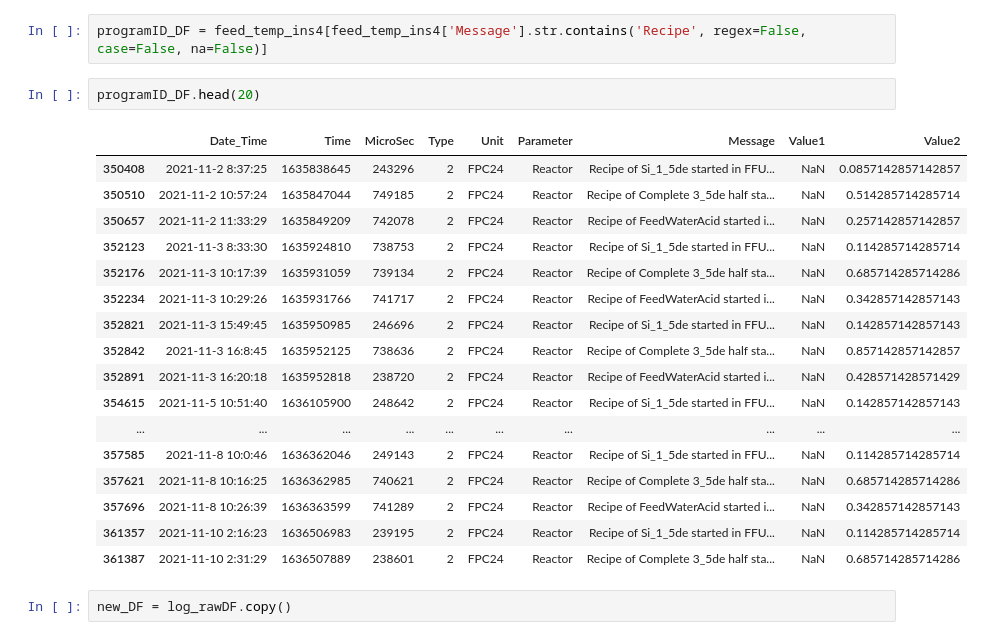
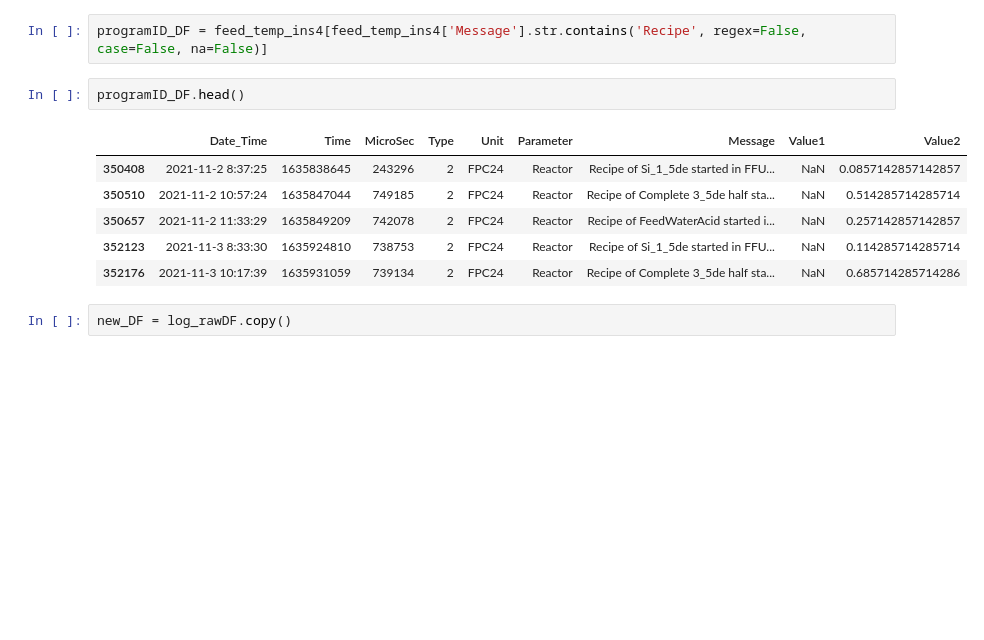
Before and after one commit to janakishyama/ESR_10, a Jupyter notebook: WP1/data_cleaning_DBexport/_4_feed_Nutrient/3_feedData_Dosing.ipynb, the cells around one changed output. Drawn from its saved outputs; the diff is of its cells as text; blank space fills up the shorter version.

```diff
--- a/WP1/data_cleaning_DBexport/_4_feed_Nutrient/3_feedData_Dosing.ipynb
+++ b/WP1/data_cleaning_DBexport/_4_feed_Nutrient/3_feedData_Dosing.ipynb
@@ -19,25 +19,14 @@ feed_temp_ins4 = log_rawDF.query('Time >= 1635246000 and Time <= 1641567595 and
 # %%
 programID_DF = feed_temp_ins4[feed_temp_ins4['Message'].str.contains('Recipe', regex=False, case=False, na=False)]
 # %%
-programID_DF.head(20)
+programID_DF.head()
 # %% [output]
 |  | Date_Time | Time | MicroSec | Type | Unit | Parameter | Message | Value1 | Value2 |
 | 350408 | 2021-11-2 8:37:25 | 1635838645 | 243296 | 2 | FPC24 | Reactor | Recipe of Si_1_5de started in FFU... | NaN | 0.0857142857142857 |
 | 350510 | 2021-11-2 10:57:24 | 1635847044 | 749185 | 2 | FPC24 | Reactor | Recipe of Complete 3_5de half sta... | NaN | 0.514285714285714 |
 | 350657 | 2021-11-2 11:33:29 | 1635849209 | 742078 | 2 | FPC24 | Reactor | Recipe of FeedWaterAcid started i... | NaN | 0.257142857142857 |
 | 352123 | 2021-11-3 8:33:30 | 1635924810 | 738753 | 2 | FPC24 | Reactor | Recipe of Si_1_5de started in FFU... | NaN | 0.114285714285714 |
 | 352176 | 2021-11-3 10:17:39 | 1635931059 | 739134 | 2 | FPC24 | Reactor | Recipe of Complete 3_5de half sta... | NaN | 0.685714285714286 |
-| 352234 | 2021-11-3 10:29:26 | 1635931766 | 741717 | 2 | FPC24 | Reactor | Recipe of FeedWaterAcid started i... | NaN | 0.342857142857143 |
-| 352821 | 2021-11-3 15:49:45 | 1635950985 | 246696 | 2 | FPC24 | Reactor | Recipe of Si_1_5de started in FFU... | NaN | 0.142857142857143 |
-| 352842 | 2021-11-3 16:8:45 | 1635952125 | 738636 | 2 | FPC24 | Reactor | Recipe of Complete 3_5de half sta... | NaN | 0.857142857142857 |
-| 352891 | 2021-11-3 16:20:18 | 1635952818 | 238720 | 2 | FPC24 | Reactor | Recipe of FeedWaterAcid started i... | NaN | 0.428571428571429 |
-| 354615 | 2021-11-5 10:51:40 | 1636105900 | 248642 | 2 | FPC24 | Reactor | Recipe of Si_1_5de started in FFU... | NaN | 0.142857142857143 |
-| ... | ... | ... | ... | ... | ... | ... | ... | ... | ... |
-| 357585 | 2021-11-8 10:0:46 | 1636362046 | 249143 | 2 | FPC24 | Reactor | Recipe of Si_1_5de started in FFU... | NaN | 0.114285714285714 |
-| 357621 | 2021-11-8 10:16:25 | 1636362985 | 740621 | 2 | FPC24 | Reactor | Recipe of Complete 3_5de half sta... | NaN | 0.685714285714286 |
-| 357696 | 2021-11-8 10:26:39 | 1636363599 | 741289 | 2 | FPC24 | Reactor | Recipe of FeedWaterAcid started i... | NaN | 0.342857142857143 |
-| 361357 | 2021-11-10 2:16:23 | 1636506983 | 239195 | 2 | FPC24 | Reactor | Recipe of Si_1_5de started in FFU... | NaN | 0.114285714285714 |
-| 361387 | 2021-11-10 2:31:29 | 1636507889 | 238601 | 2 | FPC24 | Reactor | Recipe of Complete 3_5de half sta... | NaN | 0.685714285714286 |
 # %%
 new_DF = log_rawDF.copy()
 # %%
```
Also changed, not shown: parts of 35 cells of this notebook.
